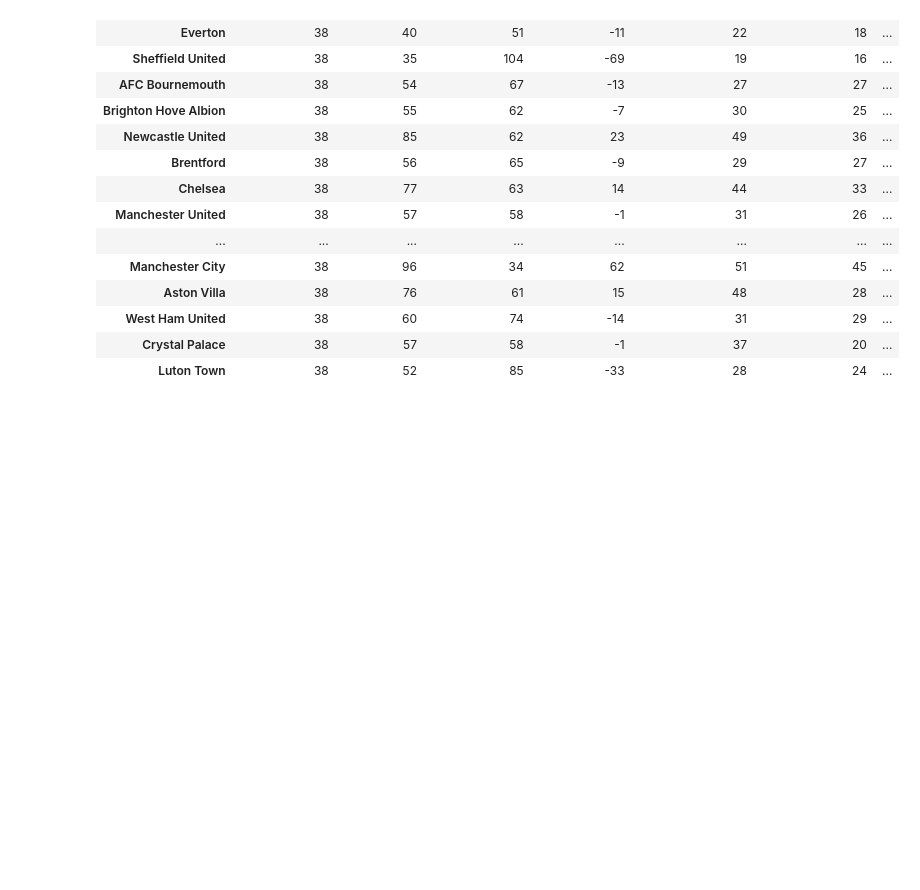
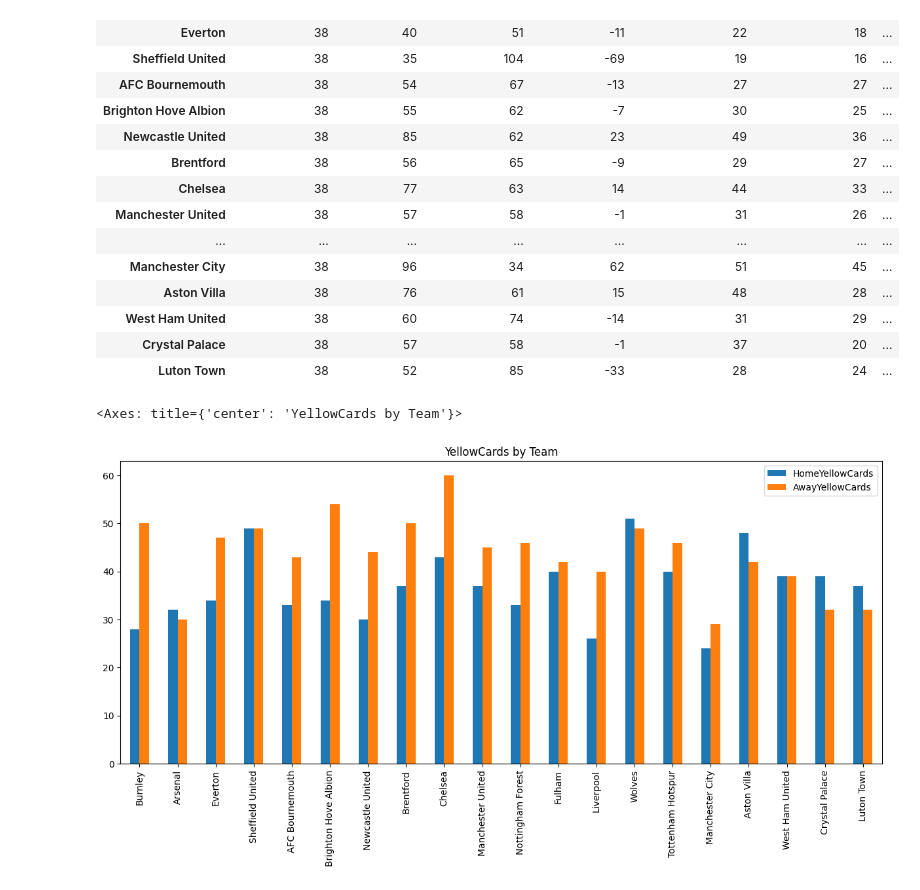
Before and after one commit to szeyao/league_analysis, a Jupyter notebook: league_analysis.ipynb, the cells around one changed output. Saved outputs shown, nothing was run; the diff lists cells and outputs as text; code cells hidden in the pictures; blank space fills up the shorter version.

```diff
--- a/league_analysis.ipynb
+++ b/league_analysis.ipynb
@@ -233,3 +129,9 @@ team_stats_season_df
 | West Ham United | 38 | 60 | 74 | -14 | 31 | 29 | ... |
 | Crystal Palace | 38 | 57 | 58 | -1 | 37 | 20 | ... |
 | Luton Town | 38 | 52 | 85 | -33 | 28 | 24 | ... |
+# %%
+target = 'YellowCards'
+team_stats_season_df[[f'Home{target}',f'Away{target}']].plot(kind='bar', figsize=(15, 6), title=f'{target} by Team')
+# %% [output]
+<Axes: title={'center': 'YellowCards by Team'}>
+[figure, added]
```
Also changed, not shown: parts of 13 cells of this notebook.
